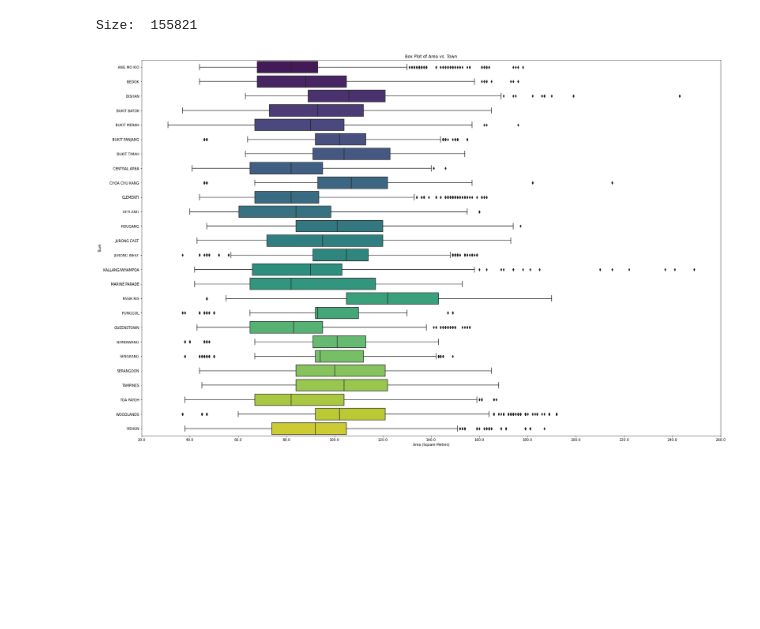
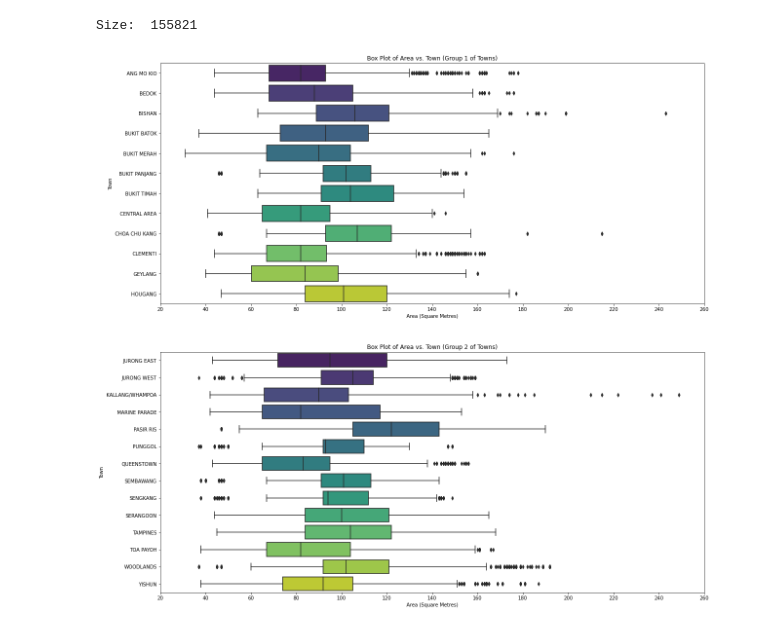
Before and after one commit to DheepthaRajesh/dheeptha_rajesh, a Jupyter notebook: Final-Predict-Public-Housing-Prices.ipynb, the cells around one changed output. Drawn from its saved outputs; the diff is of its cells as text; code cells hidden in the pictures; blank space fills up the shorter version.

Commit message:
edited my analysis

```diff
--- a/Final-Predict-Public-Housing-Prices.ipynb
+++ b/Final-Predict-Public-Housing-Prices.ipynb
@@ -484,23 +725,42 @@ plt.show()
 62
 [figure]
 Size:  155821
-# %%
-# Box Plot to compare floor area ('FloorAreaSqm') and town ('Town') - one categorical and one continuous variable
-# To visualise how the floor areas of properties vary across different towns
-plt.figure(figsize=(30, 20))
-
-# Calculate the range of floor area values to determine tick positions
-min_area = df_final['FloorAreaSqm'].min()
-max_area = df_final['FloorAreaSqm'].max()
-tick_positions = np.arange(20, max_area + 20, 20)
-
-sns.boxplot(x='FloorAreaSqm', y='Town', data=df_final, palette='viridis')
-plt.title('Box Plot of Area vs. Town')
-plt.xlabel('Area (Square Metres)')
-plt.ylabel('Town')
-
-plt.xticks(tick_positions, tick_positions)
-
-plt.show()
-# %% [output]
-[figure, removed]
+# %%
+# Box Plot to compare floor area ('FloorAreaSqm') and town ('Town') - one categorical and one continuous variable
+# To visualise how the floor areas of properties vary across different towns
+
+# To determine tick positions
+min_area = df_final['FloorAreaSqm'].min()
+max_area = df_final['FloorAreaSqm'].max()
+tick_positions = np.arange(20, max_area + 20, 20)
+
+# Split towns into two groups for separate plots
+towns_group1 = ['ANG MO KIO', 'BEDOK', 'BISHAN', 'BUKIT BATOK', 'BUKIT MERAH', 'BUKIT PANJANG',
+                'BUKIT TIMAH', 'CENTRAL AREA', 'CHOA CHU KANG', 'CLEMENTI', 'GEYLANG', 'HOUGANG' ]
+towns_group2 = ['JURONG EAST', 'JURONG WEST', 'KALLANG/WHAMPOA', 'MARINE PARADE', 'PASIR RIS',
+                'PUNGGOL', 'QUEENSTOWN', 'SEMBAWANG', 'SENGKANG', 'SERANGOON', 'TAMPINES', 'TOA PAYOH',
+                'WOODLANDS', 'YISHUN']
+
+fig, axes = plt.subplots(2, 1, figsize=(20, 20))
+
+sns.boxplot(x='FloorAreaSqm', y='Town', data=df_final[df_final['Town'].isin(towns_group1)], palette='viridis', ax=axes[0])
+axes[0].set_title('Box Plot of Area vs. Town (Group 1 of Towns)')
+axes[0].set_xlabel('Area (Square Metres)')
+axes[0].set_ylabel('Town')
+axes[0].set_xticks(tick_positions)
+
+
+sns.boxplot(x='FloorAreaSqm', y='Town', data=df_final[df_final['Town'].isin(towns_group2)], palette='viridis', ax=axes[1])
+axes[1].set_title('Box Plot of Area vs. Town (Group 2 of Towns)')
+axes[1].set_xlabel('Area (Square Metres)')
+axes[1].set_ylabel('Town')
+axes[1].set_xticks(tick_positions)
+
+
+plt.show()
+
+# Interpretation - This bivariate analysis gives us insights on the average floor area of HDB properties each town has.
+# As seen from the plot, HDB properties in Pasir Ris have a high floor area (of about 145sqm) as compared to other towns, and
+# HDB properties in Geylang, Marine Parade, Queenstown and Toa Payoh have a smaller floor area (of about < 65sqm)
+# %% [output]
+[figure, added]
```
Also changed, not shown: parts of 3 cells of this notebook.
